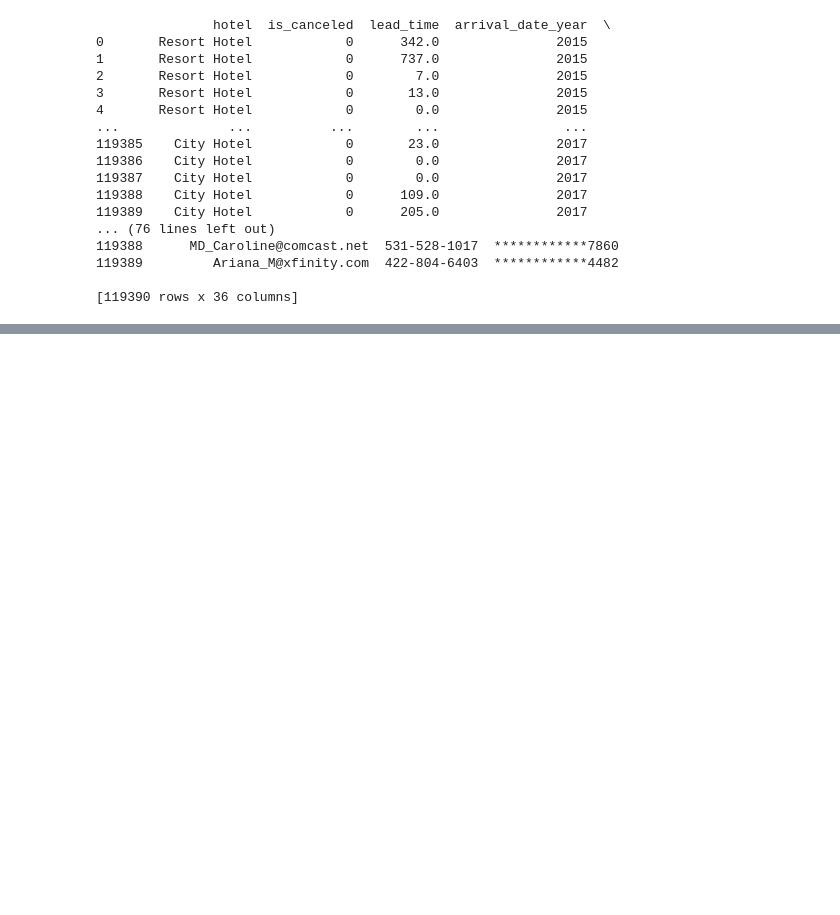
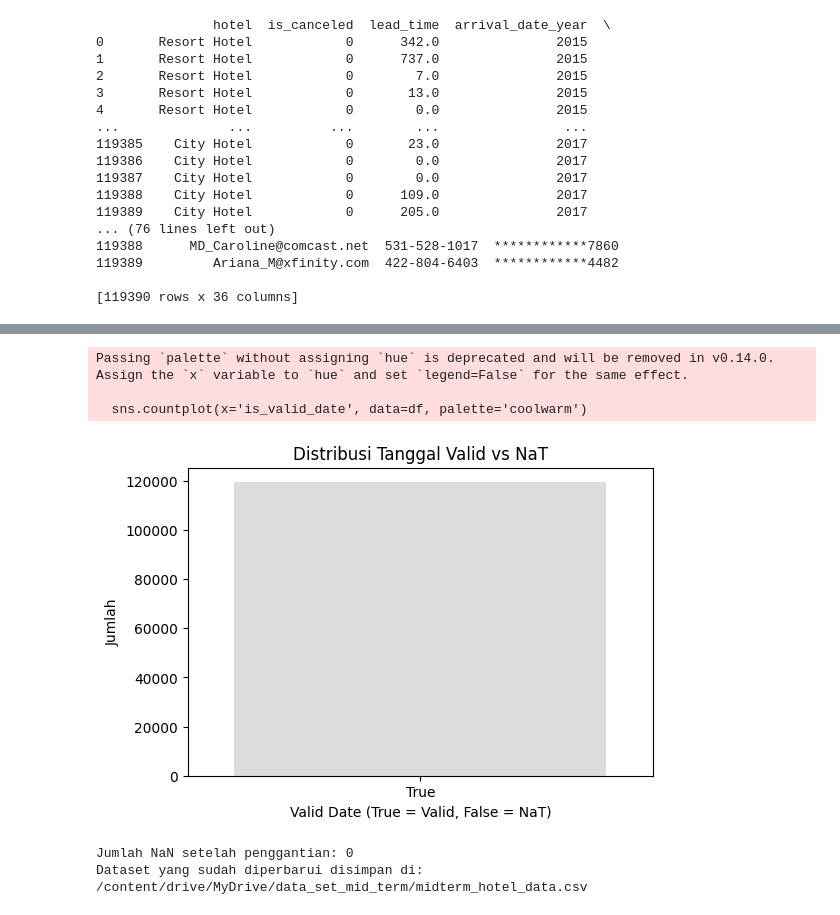
Before and after one commit to Akbar-1056/bitlabs-project, a Jupyter notebook: mid_term_bitlabs.ipynb, the cells around one changed output, grey strips where cells are left out. Drawn from its saved outputs; the diff is of its cells as text; code cells hidden in the pictures; blank space fills up the shorter version.

```diff
--- a/mid_term_bitlabs.ipynb
+++ b/mid_term_bitlabs.ipynb
@@ -10,6 +17 @@ import pandas as pd
 df = pd.read_csv('/content/drive/MyDrive/data_set_mid_term/midterm_hotel_data.csv')
-# %%
-# mengecek nilai yang kosong dan mengisi kolom yang kosong dengan 0
-df.isnull().sum()
-df.loc[:, ['lead_time','stays_in_week_nights','children','agent','company','total_of_special_requests']] = df[['lead_time','stays_in_week_nights','children','agent','company','total_of_special_requests']].fillna(0)
-print(df)
@@ -62,3 +46,9 @@ print(df)
 119389         Ariana_M@xfinity.com  422-804-6403  ************4482
 
 [119390 rows x 36 columns]
+# %%
+# Mengubah seluruh kolom teks menjadi huruf kecil
+df = df.applymap(lambda s: s.lower() if type(s) == str else s)
+
+# Menampilkan dataset setelah perubahan
+print(df.head())
@@ -64,0 +98,36 @@ print(df)
+# %%
+# Menambahkan kolom baru yang menyatakan apakah tanggal valid atau NaT
+df['is_valid_date'] = df['arrival_date_year'].notnull()
+
+# Visualisasi distribusi antara valid dates dan NaT
+plt.figure(figsize=(6, 4))
+sns.countplot(x='is_valid_date', data=df, palette='coolwarm')
+plt.title("Distribusi Tanggal Valid vs NaT")
+plt.xlabel("Valid Date (True = Valid, False = NaT)")
+plt.ylabel("Jumlah")
+plt.show()
+# %% [output]
+Passing `palette` without assigning `hue` is deprecated and will be removed in v0.14.0. Assign the `x` variable to `hue` and set `legend=False` for the same effect.
+
+  sns.countplot(x='is_valid_date', data=df, palette='coolwarm')
+[figure, added]
+# %%
+# Mengganti NaN dengan median untuk semua kolom numerik
+numeric_df = df.select_dtypes(include=['number']) # Seleksi kolom numerik saja
+df[numeric_df.columns] = df[numeric_df.columns].fillna(numeric_df.median()) # Isi NaN pada kolom numerik dengan median
+
+# Mengganti NaN di kolom kategorikal dengan "unknown"
+categorical_df = df.select_dtypes(include=['object'])  # Seleksi kolom kategorikal
+df[categorical_df.columns] = df[categorical_df.columns].fillna('unknown')  # Isi NaN pada kolom kategorikal dengan 'unknown'
+
+# Memeriksa jumlah NaN setelah penggantian
+print(f"Jumlah NaN setelah penggantian: {df.isnull().sum().sum()}")
+
+# Menyimpan dataset yang sudah diperbarui ke Google Drive
+output_file_path = '/content/drive/MyDrive/data_set_mid_term/midterm_hotel_data.csv'
+df.to_csv(output_file_path, index=False)
+
+print(f"Dataset yang sudah diperbarui disimpan di: {output_file_path}")
+# %% [output]
+Jumlah NaN setelah penggantian: 0
+Dataset yang sudah diperbarui disimpan di: /content/drive/MyDrive/data_set_mid_term/midterm_hotel_data.csv
```
Also changed, not shown: parts of 5 cells of this notebook.
